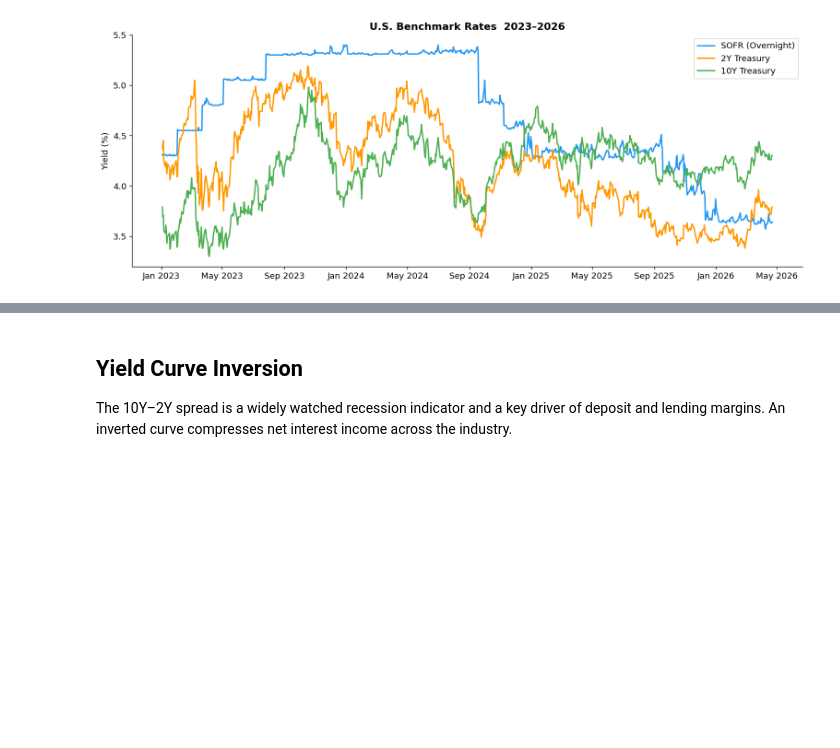
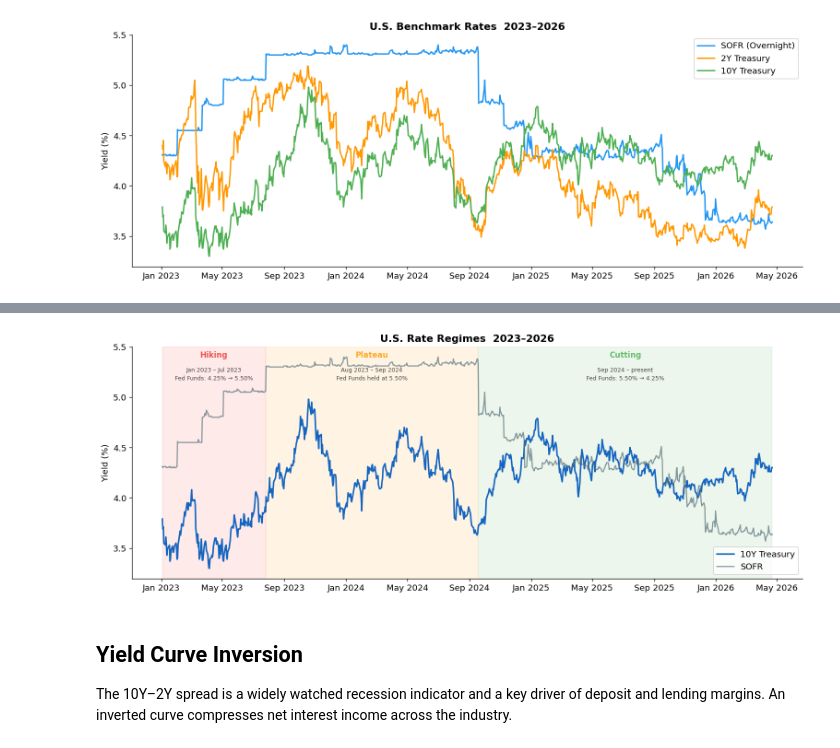
Before and after one commit to csem11/treasury_forecasting, a Jupyter notebook: notebooks/01_rate_environment.ipynb, the cells around one changed output, grey strips where cells are left out. Saved outputs shown, nothing was run; the diff lists cells and outputs as text; code cells hidden in the pictures; blank space fills up the shorter version.

Commit message:
Add Fed rate regimes chart with shaded periods and date labels
Co-Authored-By: Claude Sonnet 4.6 <noreply@anthropic.com>

```diff
--- a/notebooks/01_rate_environment.ipynb
+++ b/notebooks/01_rate_environment.ipynb
@@ -40,3 +44,36 @@ plt.show()
+# %%
+regimes = [
+    ('Hiking',  '2023-01-03', '2023-07-26', '#EF5350', 'Jan 2023 – Jul 2023\nFed Funds: 4.25% → 5.50%'),
+    ('Plateau', '2023-07-27', '2024-09-17', '#FFA726', 'Aug 2023 – Sep 2024\nFed Funds held at 5.50%'),
+    ('Cutting', '2024-09-18', curve.index.max().strftime('%Y-%m-%d'), '#66BB6A', 'Sep 2024 – present\nFed Funds: 5.50% → 4.25%'),
+]
+
+fig, ax = plt.subplots(figsize=(13, 5))
+
+# Rate lines
+ax.plot(curve['10_yr'],         label='10Y Treasury', linewidth=2,   color='#1565C0')
+ax.plot(features['fred_sofr'],  label='SOFR',         linewidth=1.5, color='#546E7A', alpha=0.7)
+
+# Regime shading + labels
+for name, start, end, color, desc in regimes:
+    s, e = pd.Timestamp(start), pd.Timestamp(end)
+    ax.axvspan(s, e, alpha=0.12, color=color)
+    mid = s + (e - s) / 2
+    ymax = ax.get_ylim()[1] if ax.get_ylim()[1] != 1.0 else 6.0
+    ax.text(mid, 0.98, name, transform=ax.get_xaxis_transform(),
+            ha='center', va='top', fontsize=10, fontweight='bold', color=color)
+    ax.text(mid, 0.91, desc, transform=ax.get_xaxis_transform(),
+            ha='center', va='top', fontsize=7.5, color='#444444', linespacing=1.5)
+
+ax.set_title('U.S. Rate Regimes  2023–2026', fontweight='bold')
+ax.set_ylabel('Yield (%)')
+ax.xaxis.set_major_formatter(mdates.DateFormatter('%b %Y'))
+ax.legend(loc='lower right')
+plt.tight_layout()
+plt.savefig('../images/01_rate_regimes.png', dpi=120, bbox_inches='tight')
+plt.show()
+# %% [output]
+[figure, added]
 # %% [markdown]
 ## Yield Curve Inversion
 
```
Also changed, not shown: parts of 1 cell of this notebook, 2 other files.
